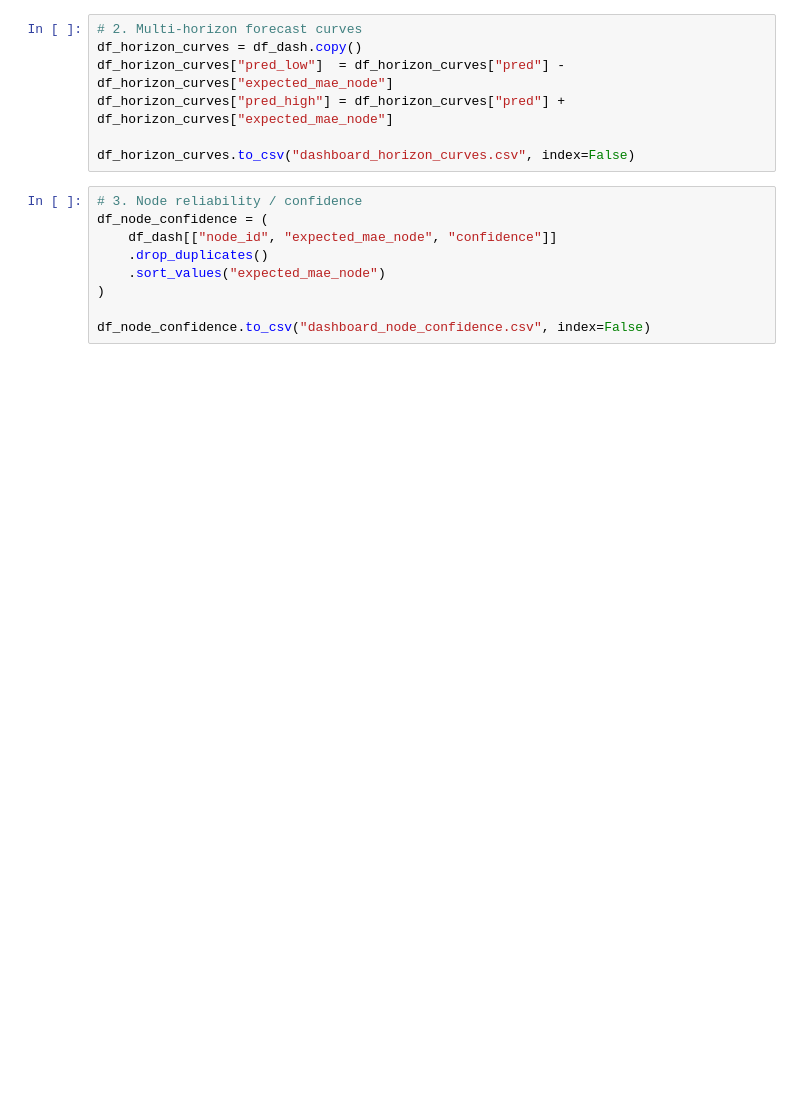
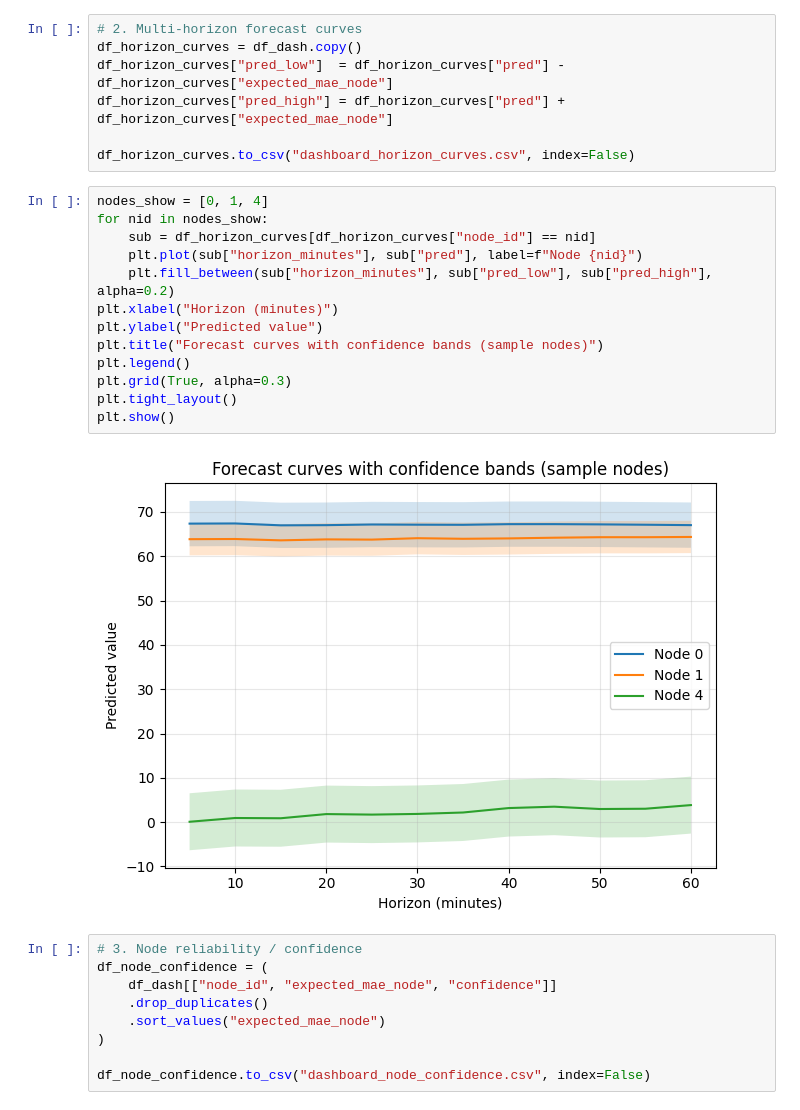
Before and after one commit to Kvnhooman/AAI530_Final_Project_Team7, a Jupyter notebook: Traffic_Prediction.ipynb, the cells around one changed output. Drawn from its saved outputs; the diff is of its cells as text; blank space fills up the shorter version.

```diff
--- a/Traffic_Prediction.ipynb
+++ b/Traffic_Prediction.ipynb
@@ -955,6 +990,21 @@ df_horizon_curves["pred_low"]  = df_horizon_curves["pred"] - df_horizon_curves["
 df_horizon_curves["pred_high"] = df_horizon_curves["pred"] + df_horizon_curves["expected_mae_node"]
 
 df_horizon_curves.to_csv("dashboard_horizon_curves.csv", index=False)
+# %%
+nodes_show = [0, 1, 4]
+for nid in nodes_show:
+    sub = df_horizon_curves[df_horizon_curves["node_id"] == nid]
+    plt.plot(sub["horizon_minutes"], sub["pred"], label=f"Node {nid}")
+    plt.fill_between(sub["horizon_minutes"], sub["pred_low"], sub["pred_high"], alpha=0.2)
+plt.xlabel("Horizon (minutes)")
+plt.ylabel("Predicted value")
+plt.title("Forecast curves with confidence bands (sample nodes)")
+plt.legend()
+plt.grid(True, alpha=0.3)
+plt.tight_layout()
+plt.show()
+# %% [output]
+[figure, added]
 # %%
 # 3. Node reliability / confidence
 df_node_confidence = (
```
Also changed, not shown: parts of 23 cells of this notebook, 5 other files.
